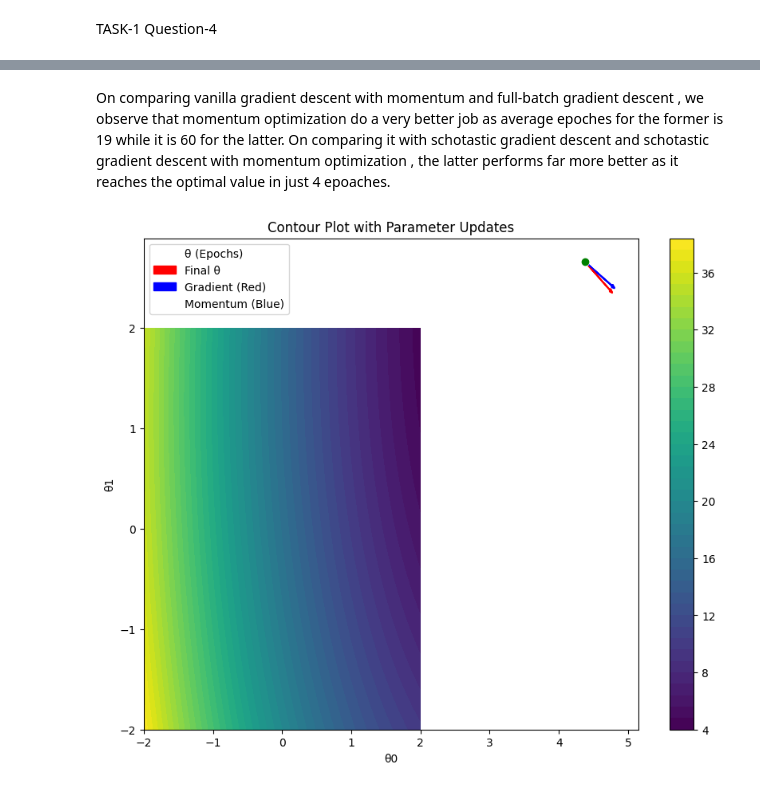
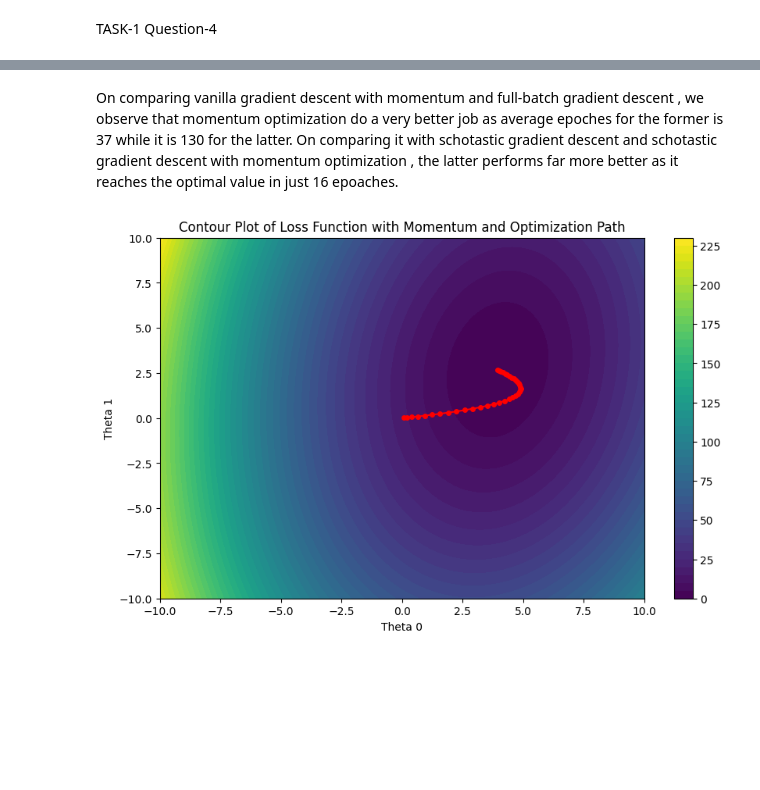
Before and after one commit to Rachit23110261/ML_ASSIGNMENT_2_23110261_23110189_23110306, a Jupyter notebook: TASK_1.ipynb, the cells around one changed output, grey strips where cells are left out. Drawn from its saved outputs; the diff is of its cells as text; code cells hidden in the pictures; blank space fills up the shorter version.

```diff
--- a/TASK_1.ipynb
+++ b/TASK_1.ipynb
@@ -97,30 +127,30 @@ Optimized θ0: 3.944783926010132, Optimized θ1: 2.633943796157837
 # %%
-theta_1 = torch.tensor(1.0, requires_grad=True)
-theta_0 = torch.tensor(0.0, requires_grad=True)
-alpha = 0.1
-e = 0.0001
-prev_MSE = -1
+theta_1 = 0.0
+theta_0 = 0.0
+alpha = 0.01
+e = 0.001
 count_epoch = 0
 n = len(x1_tensor)
 loss_stochastic=[]
-while prev_MSE == -1 or abs(mse.item() - prev_MSE) >= e:
-    prev_MSE = mse.item()
+mse=(y_tensor[0]-theta_0-theta_1*x1_tensor[0])
+while  abs(mse - mse_optimal) >= e:
     total_mse = 0
     for i in range(n):
         y_hat = theta_0 + theta_1 * x1_tensor[i]
-        mse = (y_tensor[i] - y_hat) ** 2
-        mse.backward()
-        total_mse += mse.item()
-        with torch.no_grad():
-            theta_1 -= alpha * theta_1.grad
-            theta_0 -= alpha * theta_0.grad
-        theta_1.grad.zero_()
-        theta_0.grad.zero_()
-    mse = torch.tensor(total_mse / n)
-    loss_stochastic.append(mse.item())
+        theta_0+= alpha*(y_tensor[i]-y_hat)
+        theta_1+= alpha*(y_tensor[i]-y_hat)*x1_tensor[i]
+        y_ = theta_0 + theta_1 * x1_tensor
+        mse = torch.mean((y_tensor - y_) ** 2)
+    loss_stochastic.append(mse)
     count_epoch += 1
-
+print(mse)
 print(f"Number of epochs: {count_epoch}")
-print(f"Final MSE: {mse.item()}")
-print(f"Optimized θ0: {theta_0.item()}, Optimized θ1: {theta_1.item()}")
+print(f"Final MSE: {mse}")
+print(f"Optimized θ0: {theta_0}, Optimized θ1: {theta_1}")
+y = f_x + eps
+plt.scatter(x1,y)
+line = theta_0 + theta_1*x1
+plt.plot(x1,line)
+plt.plot(x1,f_x)
+plt.show()
 # %% [output]
@@ -339,33 +490,32 @@ Optimized θ0: 4.380577564239502, Optimized θ1: 2.659557580947876
 # %% [markdown]
-On comparing vanilla gradient descent with momentum and full-batch gradient descent , we observe that momentum optimization do a very better job as average epoches for the former is 19 while it is 60 for the latter. On comparing it with schotastic gradient descent and schotastic gradient descent with momentum optimization , the latter performs far more better as it reaches the optimal value in just 4 epoaches.
+On comparing vanilla gradient descent with momentum and full-batch gradient descent , we observe that momentum optimization do a very better job as average epoches for the former is 37 while it is 130 for the latter. On comparing it with schotastic gradient descent and schotastic gradient descent with momentum optimization , the latter performs far more better as it reaches the optimal value in just 16 epoaches.
 # %%
-import numpy as np
-import matplotlib.pyplot as plt
+
 
 # Define the loss function for linear regression
 def loss_function(theta_0, theta_1, x, y):
     y_pred = theta_1 * x + theta_0
     return np.mean((y - y_pred) ** 2)
 
 # Create a grid of theta values
 theta_0_values = np.linspace(-10, 10, 100)
 theta_1_values = np.linspace(-10, 10, 100)
 theta_0_grid, theta_1_grid = np.meshgrid(theta_0_values, theta_1_values)
 loss_grid = np.zeros_like(theta_0_grid)
 
 # Compute the loss over the grid
 for i in range(theta_0_grid.shape[0]):
     for j in range(theta_0_grid.shape[1]):
         loss_grid[i, j] = loss_function(theta_0_grid[i, j], theta_1_grid[i, j], x1, y)
 
 # Plot the contour plot
 plt.figure(figsize=(10, 6))
 contour = plt.contourf(theta_0_grid, theta_1_grid, loss_grid, levels=50, cmap='viridis')
 plt.colorbar(contour)
-plt.plot(theta_0_history_momentum, theta_1_history_momentum, 'ro-', markersize=4)  # Plot optimization path
+plt.plot(theta_0_list, theta_1_list, 'ro-', markersize=4)  # Plot optimization path
 plt.title('Contour Plot of Loss Function with Momentum and Optimization Path')
 plt.xlabel('Theta 0')
 plt.ylabel('Theta 1')
 plt.show()
 # %% [output]
-[figure, old version]
+[figure, new version]
```
Also changed, not shown: parts of 18 cells of this notebook, 2 other files.
